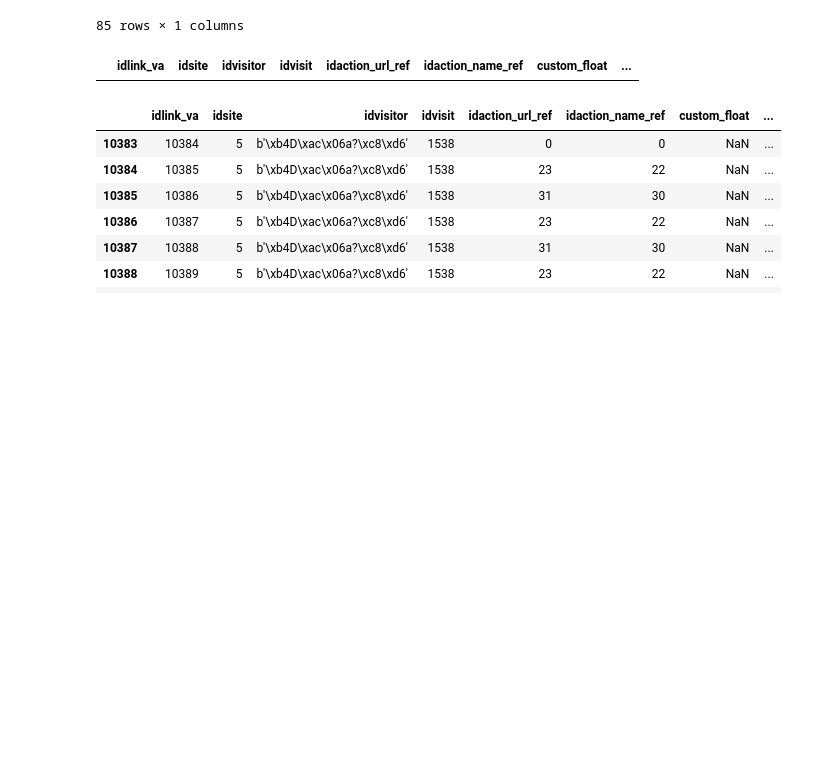
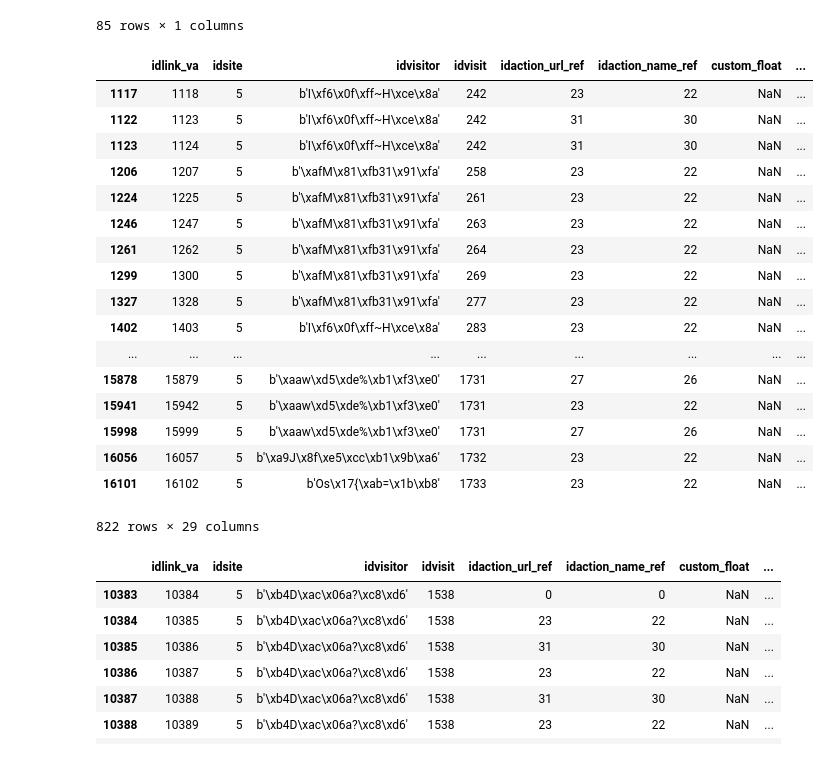
Before and after one commit to zacharyclement/machineLearningFunctions, a Jupyter notebook: databases/analytics_log_link_EDA.ipynb, the cells around one changed output. Cells and saved outputs as stored; diff of their text form; code cells hidden in the pictures; blank space fills up the shorter version.

```diff
--- a/databases/analytics_log_link_EDA.ipynb
+++ b/databases/analytics_log_link_EDA.ipynb
@@ -64,9 +64,26 @@ df_link_id
 # %%
 #df_link_id.loc[35]
 # %%
-df_link[df_link['idaction_name']==35]
+df_link[df_link['idaction_name']==30]
 # %% [output]
 |  | idlink_va | idsite | idvisitor | idvisit | idaction_url_ref | idaction_name_ref | custom_float | ... |
+| 1117 | 1118 | 5 | b'I\xf6\x0f\xff~H\xce\x8a' | 242 | 23 | 22 | NaN | ... |
+| 1122 | 1123 | 5 | b'I\xf6\x0f\xff~H\xce\x8a' | 242 | 31 | 30 | NaN | ... |
+| 1123 | 1124 | 5 | b'I\xf6\x0f\xff~H\xce\x8a' | 242 | 31 | 30 | NaN | ... |
+| 1206 | 1207 | 5 | b'\xafM\x81\xfb31\x91\xfa' | 258 | 23 | 22 | NaN | ... |
+| 1224 | 1225 | 5 | b'\xafM\x81\xfb31\x91\xfa' | 261 | 23 | 22 | NaN | ... |
+| 1246 | 1247 | 5 | b'\xafM\x81\xfb31\x91\xfa' | 263 | 23 | 22 | NaN | ... |
+| 1261 | 1262 | 5 | b'\xafM\x81\xfb31\x91\xfa' | 264 | 23 | 22 | NaN | ... |
+| 1299 | 1300 | 5 | b'\xafM\x81\xfb31\x91\xfa' | 269 | 23 | 22 | NaN | ... |
+| 1327 | 1328 | 5 | b'\xafM\x81\xfb31\x91\xfa' | 277 | 23 | 22 | NaN | ... |
+| 1402 | 1403 | 5 | b'I\xf6\x0f\xff~H\xce\x8a' | 283 | 23 | 22 | NaN | ... |
+| ... | ... | ... | ... | ... | ... | ... | ... | ... |
+| 15878 | 15879 | 5 | b'\xaaw\xd5\xde%\xb1\xf3\xe0' | 1731 | 27 | 26 | NaN | ... |
+| 15941 | 15942 | 5 | b'\xaaw\xd5\xde%\xb1\xf3\xe0' | 1731 | 23 | 22 | NaN | ... |
+| 15998 | 15999 | 5 | b'\xaaw\xd5\xde%\xb1\xf3\xe0' | 1731 | 27 | 26 | NaN | ... |
+| 16056 | 16057 | 5 | b'\xa9J\x8f\xe5\xcc\xb1\x9b\xa6' | 1732 | 23 | 22 | NaN | ... |
+| 16101 | 16102 | 5 | b'Os\x17{\xab=\x1b\xb8' | 1733 | 23 | 22 | NaN | ... |
+822 rows × 29 columns
 # %%
 df_link[df_link['idvisit']==1538]
 # %% [output]
```
Also changed, not shown: 1 other file.
